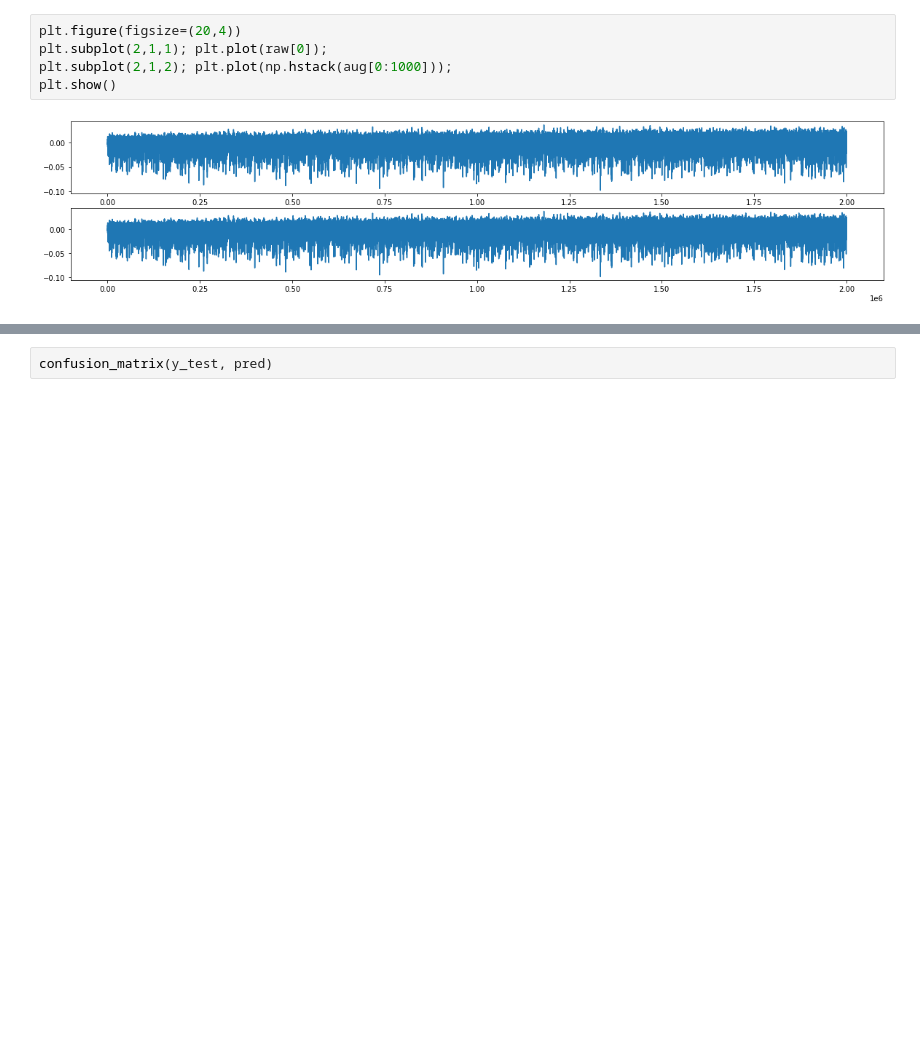
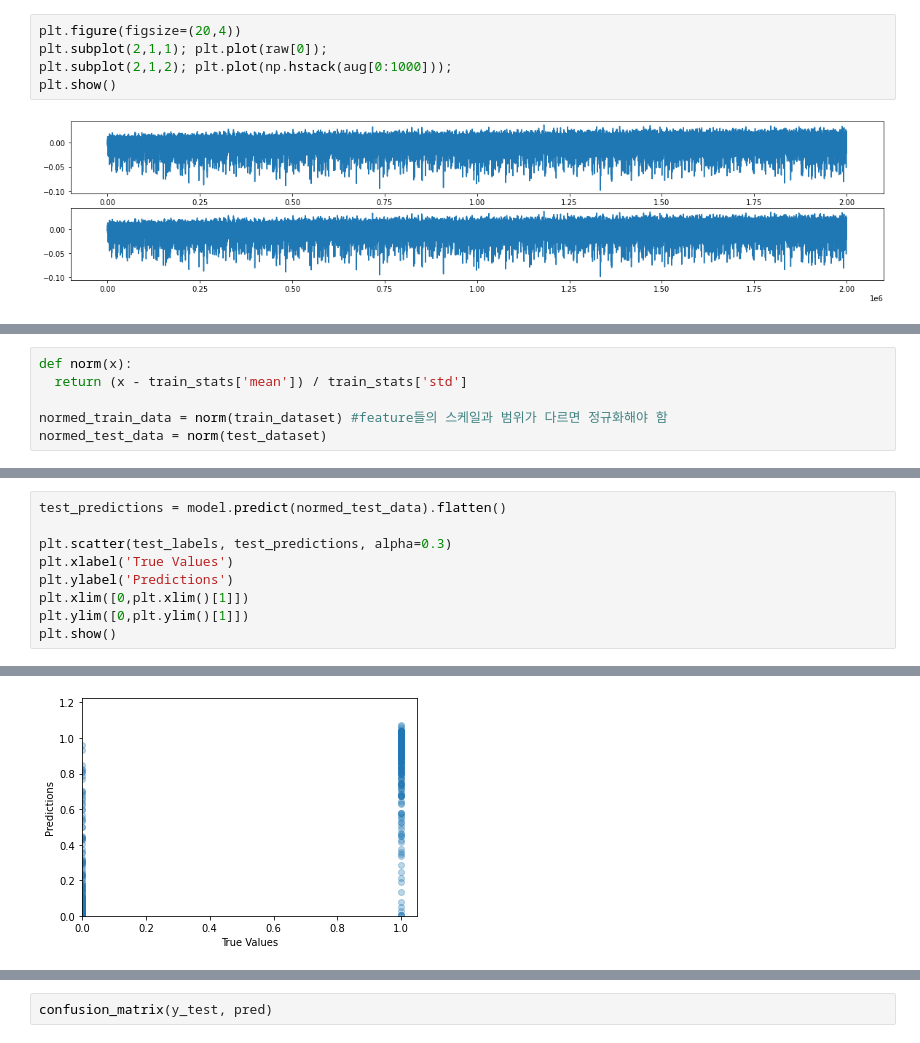
Before and after one commit to engineercha/engineercha, a Jupyter notebook: 졸프.ipynb, the cells around one changed output, grey strips where cells are left out. Saved outputs shown, nothing was run; the diff lists cells and outputs as text; blank space fills up the shorter version.

```diff
--- a/졸프.ipynb
+++ b/졸프.ipynb
@@ -96,0 +157,6 @@ plt.show()
+# %%
+def norm(x):
+  return (x - train_stats['mean']) / train_stats['std']
+
+normed_train_data = norm(train_dataset) #feature들의 스케일과 범위가 다르면 정규화해야 함
+normed_test_data = norm(test_dataset)
@@ -96,0 +252,10 @@ plt.show()
+# %%
+test_predictions = model.predict(normed_test_data).flatten()
+
+plt.scatter(test_labels, test_predictions, alpha=0.3)
+plt.xlabel('True Values')
+plt.ylabel('Predictions')
+plt.xlim([0,plt.xlim()[1]])
+plt.ylim([0,plt.ylim()[1]])
+plt.show()
+# %% [output]
@@ -96,0 +263 @@ plt.show()
+[figure, added]
```
Also changed, not shown: parts of 27 cells of this notebook.
